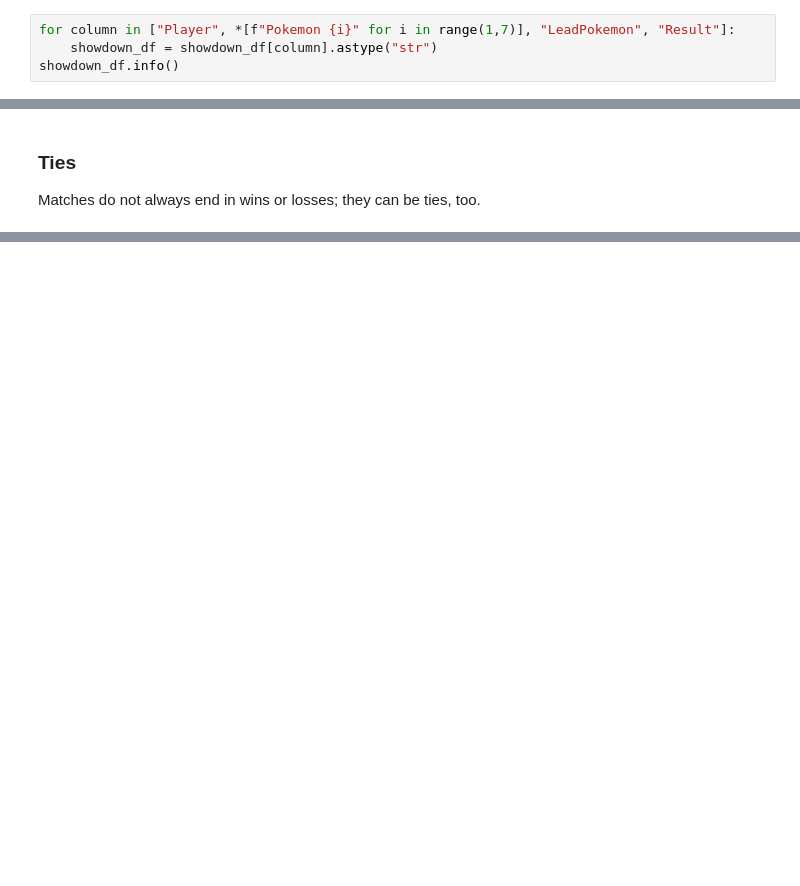
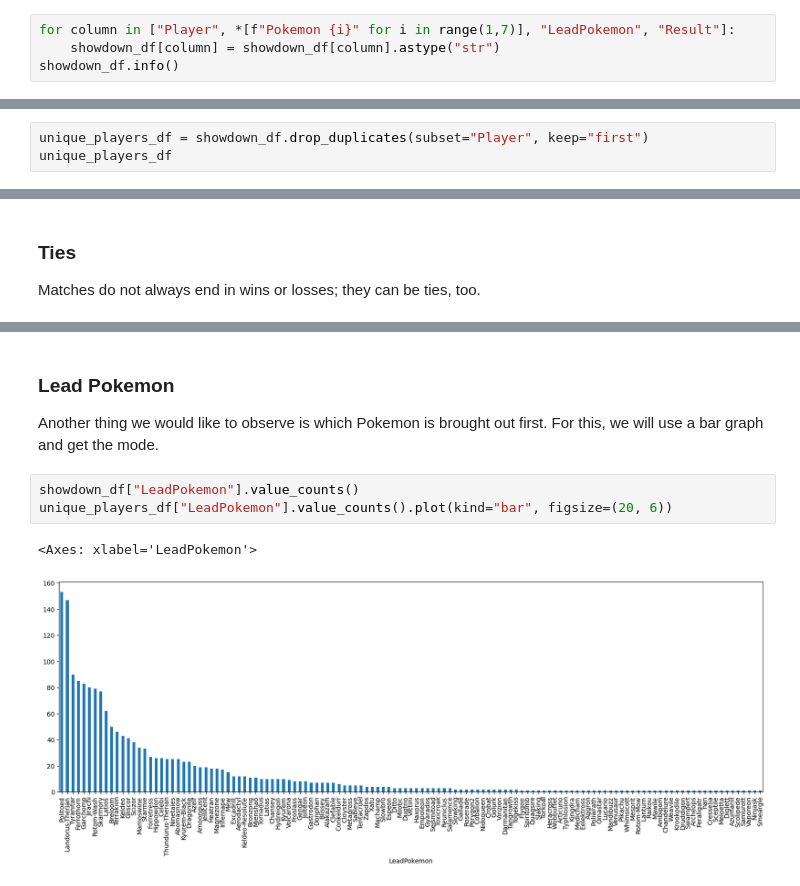
Before and after one commit to jrgo7/csmodel-mco, a Jupyter notebook: phase-1.ipynb, the cells around one changed output, grey strips where cells are left out. Drawn from its saved outputs; the diff is of its cells as text; blank space fills up the shorter version.

```diff
--- a/phase-1.ipynb
+++ b/phase-1.ipynb
@@ -40,6 +41,6 @@ dtypes: int64(3), object(9)
 memory usage: 468.9+ KB
 # %%
 for column in ["Player", *[f"Pokemon {i}" for i in range(1,7)], "LeadPokemon", "Result"]:
-    showdown_df = showdown_df[column].astype("str")
+    showdown_df[column] = showdown_df[column].astype("str")
 showdown_df.info()
 # %% [output]
@@ -46,0 +97,3 @@ TypeError: NDFrame.astype() got an unexpected keyword argument 'inplace'
+# %%
+unique_players_df = showdown_df.drop_duplicates(subset="Player", keep="first")
+unique_players_df
@@ -85,3 +152,14 @@ showdown_df[showdown_df['Result'] == 'tie']
 | 796 | 113898835 | professorcaralho | 1390 | Politoed | Latios | Rotom-Wash | Breloom | Jirachi | Scizor | ... |
 | 4803 | 93999693 | Volta | 1329 | Dragonite | Keldeo | Scizor | Terrakion | Latios | Garchomp | ... |
 | 4807 | 94150142 | Volta | 1329 | Dragonite | Keldeo | Scizor | Terrakion | Latios | Garchomp | ... |
+# %% [markdown]
+### Lead Pokemon
+
+Another thing we would like to observe is which Pokemon is brought
+out first. For this, we will use a bar graph and get the mode.
+# %%
+showdown_df["LeadPokemon"].value_counts()
+unique_players_df["LeadPokemon"].value_counts().plot(kind="bar", figsize=(20, 6))
+# %% [output]
+<Axes: xlabel='LeadPokemon'>
+[figure, added]
```
Also changed, not shown: parts of 7 cells of this notebook, 3 other files.
